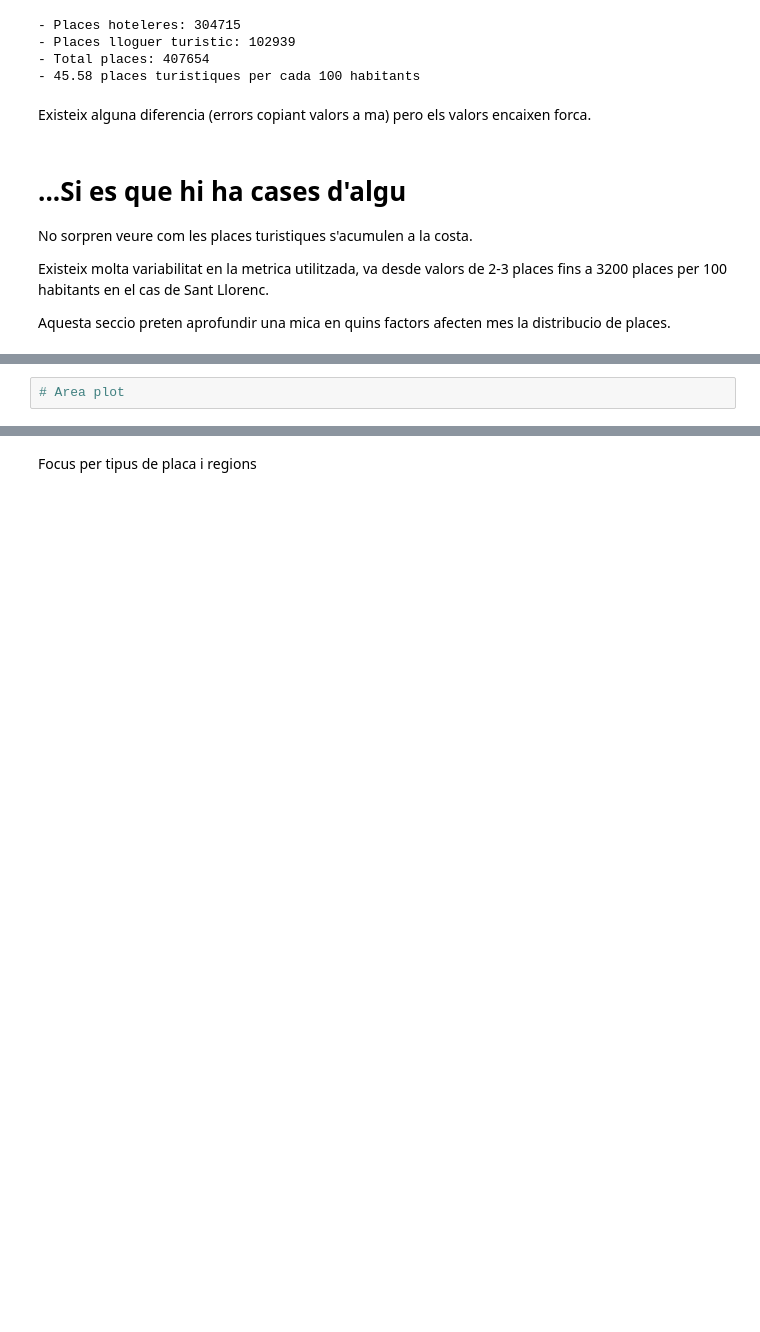
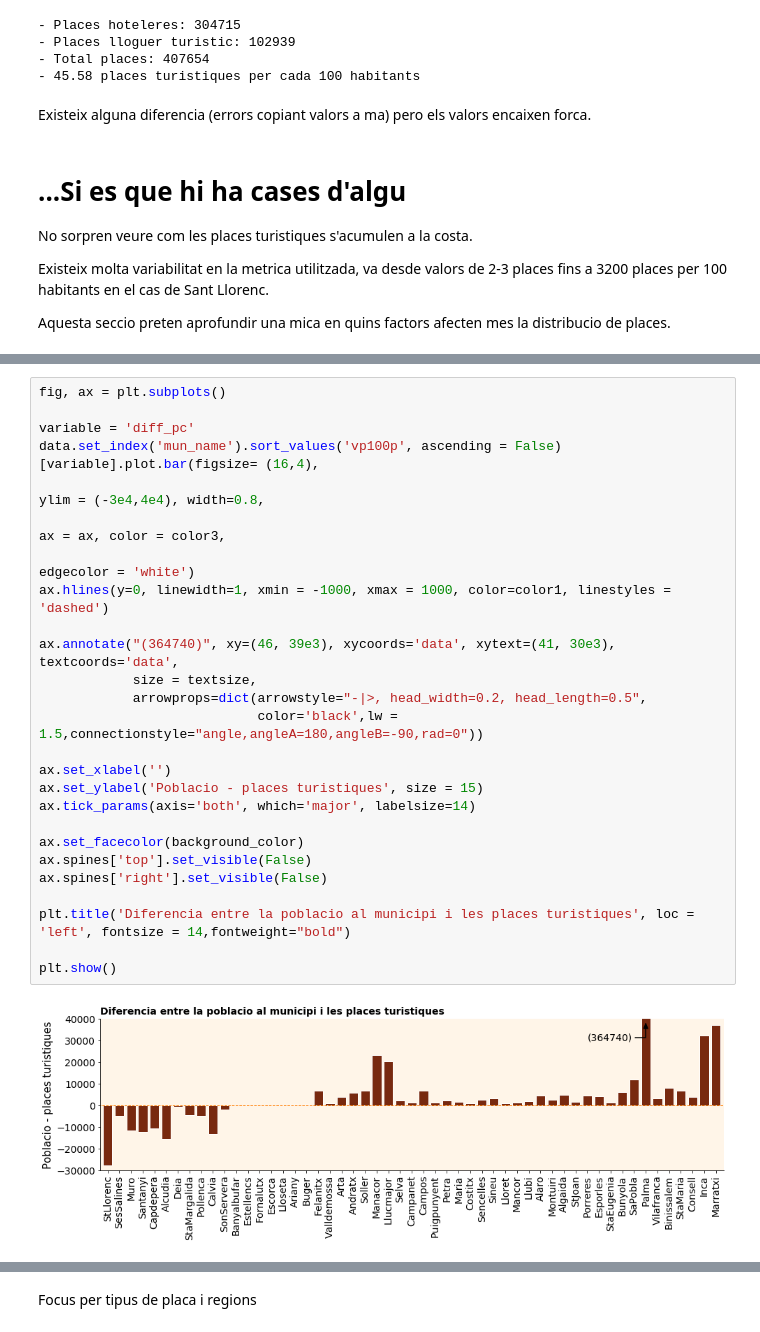
Before and after one commit to jpalm3r/cases-d-algu, a Jupyter notebook: TerraCremada.ipynb, the cells around one changed output, grey strips where cells are left out. Saved outputs shown, nothing was run; the diff lists cells and outputs as text; blank space fills up the shorter version.

```diff
--- a/TerraCremada.ipynb
+++ b/TerraCremada.ipynb
@@ -131,2 +119,28 @@ plt.show()
-# %%
-# Area plot
+# %%
+fig, ax = plt.subplots()
+
+variable = 'diff_pc'
+data.set_index('mun_name').sort_values('vp100p', ascending = False)[variable].plot.bar(figsize= (16,4),
+                                                                                       ylim = (-3e4,4e4), width=0.8,
+                                                                                       ax = ax, color = color3,
+                                                                                       edgecolor = 'white')
+ax.hlines(y=0, linewidth=1, xmin = -1000, xmax = 1000, color=color1, linestyles = 'dashed')
+
+ax.annotate("(364740)", xy=(46, 39e3), xycoords='data', xytext=(41, 30e3), textcoords='data',
+            size = textsize,
+            arrowprops=dict(arrowstyle="-|>, head_width=0.2, head_length=0.5",
+                            color='black',lw =  1.5,connectionstyle="angle,angleA=180,angleB=-90,rad=0"))
+
+ax.set_xlabel('')
+ax.set_ylabel('Poblacio - places turistiques', size = 15)
+ax.tick_params(axis='both', which='major', labelsize=14)
+
+ax.set_facecolor(background_color)
+ax.spines['top'].set_visible(False)
+ax.spines['right'].set_visible(False)
+
+plt.title('Diferencia entre la poblacio al municipi i les places turistiques', loc = 'left', fontsize = 14,fontweight="bold")
+
+plt.show()
+# %% [output]
+[figure, added]
```
Also changed, not shown: parts of 8 cells of this notebook, 1 other file.
